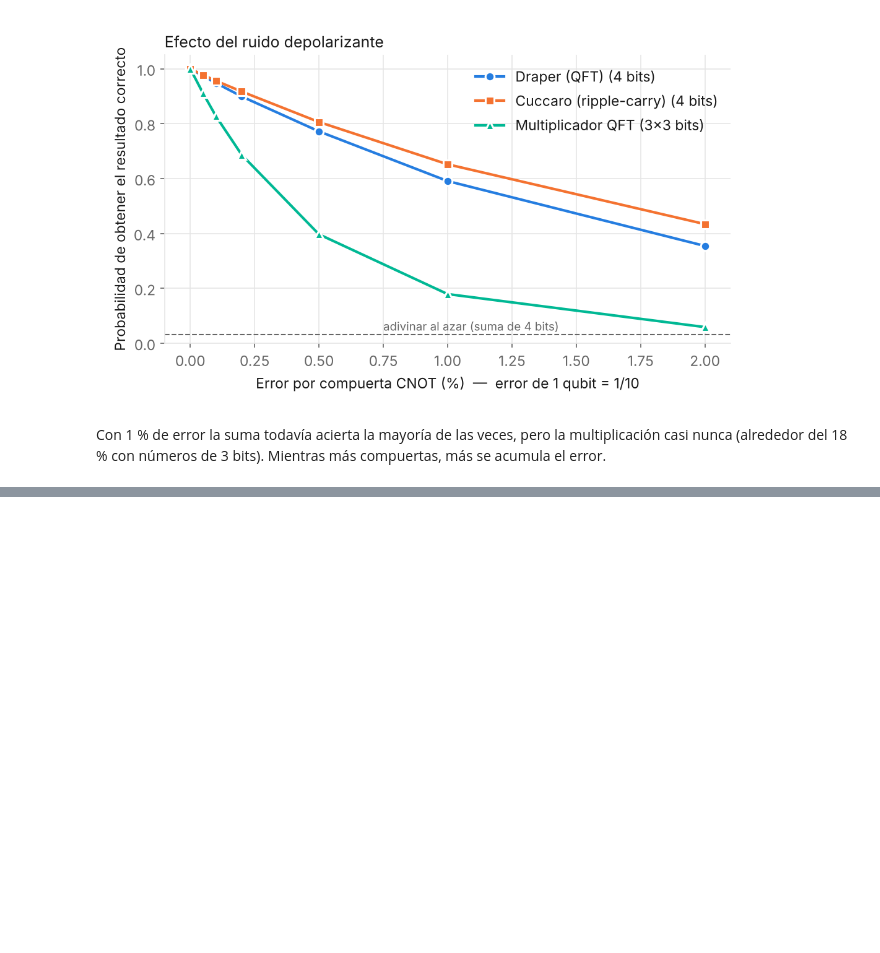
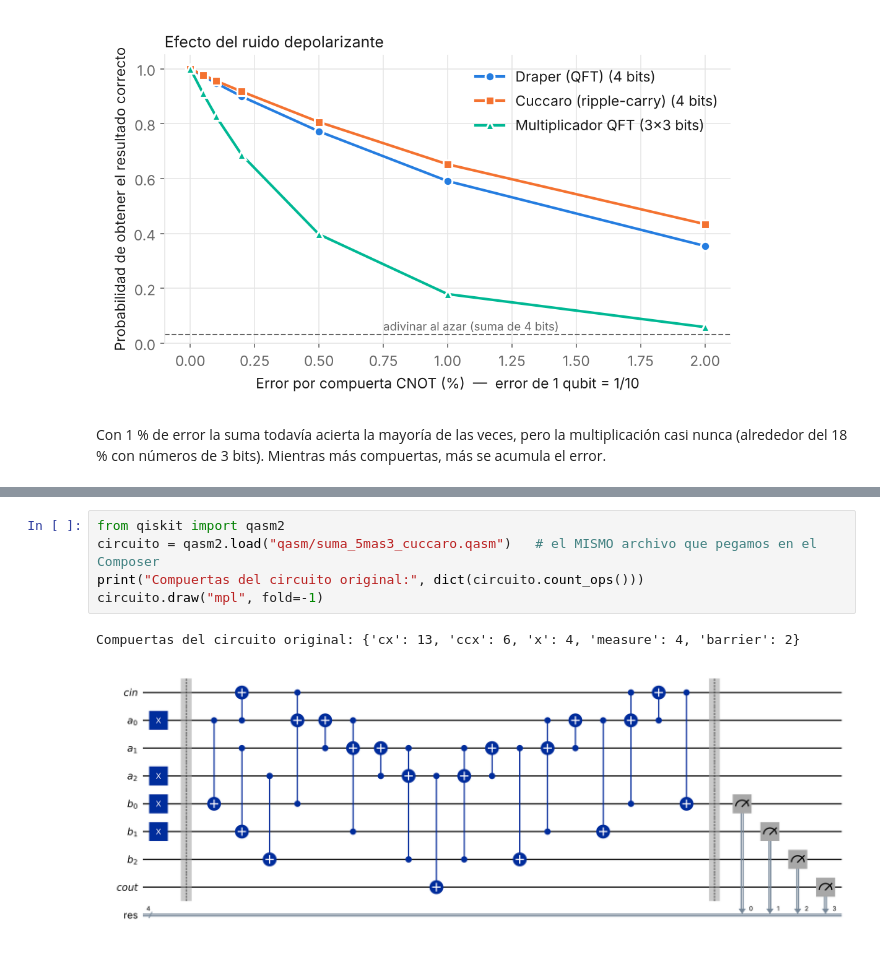
Before and after one commit to tanmacre1998-art/CC_A_Complejo, a Jupyter notebook: notebooks/calculadora_cuantica.ipynb, the cells around one changed output, grey strips where cells are left out. Drawn from its saved outputs; the diff is of its cells as text; blank space fills up the shorter version.

```diff
--- a/notebooks/calculadora_cuantica.ipynb
+++ b/notebooks/calculadora_cuantica.ipynb
@@ -356,0 +390,8 @@ del 18 % con números de 3 bits). Mientras más compuertas, más se acumula el e
+# %%
+from qiskit import qasm2
+circuito = qasm2.load("qasm/suma_5mas3_cuccaro.qasm")   # el MISMO archivo que pegamos en el Composer
+print("Compuertas del circuito original:", dict(circuito.count_ops()))
+circuito.draw("mpl", fold=-1)
+# %% [output]
+Compuertas del circuito original: {'cx': 13, 'ccx': 6, 'x': 4, 'measure': 4, 'barrier': 2}
+[figure, added]
```
Also changed, not shown: parts of 8 cells of this notebook, 2 other files.
